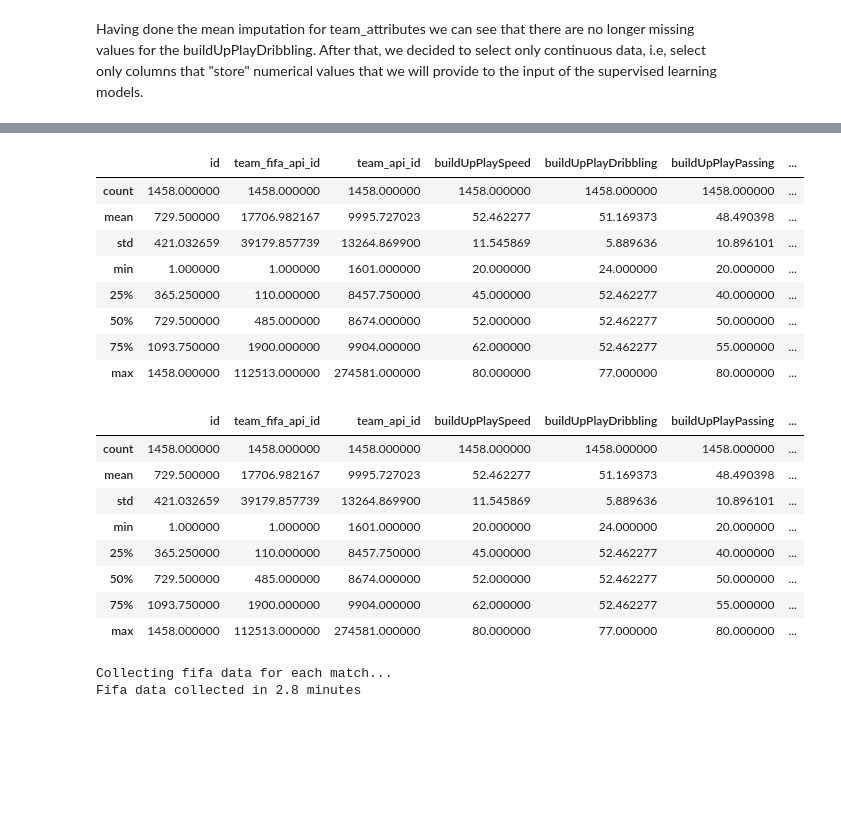
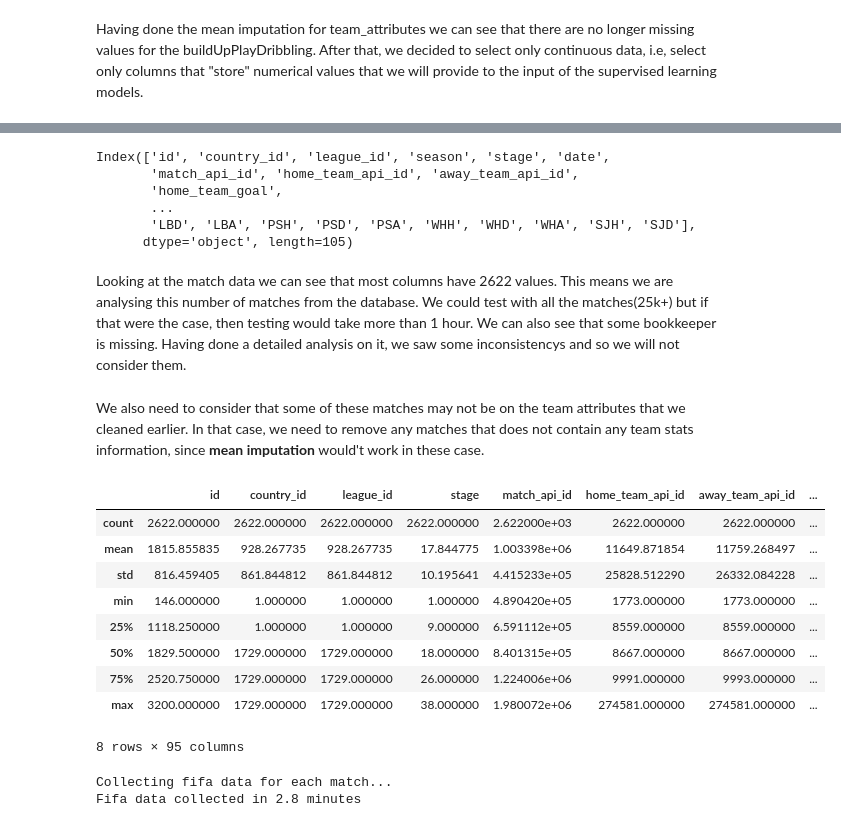
Before and after one commit to motapinto/football-classification-predications, a Jupyter notebook: src/Supervised Learning Models.ipynb, the cells around one changed output, grey strips where cells are left out. Drawn from its saved outputs; the diff is of its cells as text; code cells hidden in the pictures; blank space fills up the shorter version.

```diff
--- a/src/Supervised Learning Models.ipynb
+++ b/src/Supervised Learning Models.ipynb
@@ -382,7 +382,6 @@ with sqlite3.connect("../dataset/database.sqlite") as con:
     countries = pd.read_sql_query("SELECT * from Country", con)
     leagues = pd.read_sql_query("SELECT * from League", con)
     matches = pd.read_sql_query("SELECT * from Match limit 3200", con)
-    teams = pd.read_sql_query("SELECT * from Team", con)
     team_attributes = pd.read_sql_query("SELECT distinct * from Team_Attributes",con)
     player = pd.read_sql_query("SELECT * from Player",con)
     player_attributes = pd.read_sql_query("SELECT * from Player_Attributes",con)
@@ -458,27 +458,11 @@ Looking at the description of team_stats we can see that there are some rows tha
-# %%
-teams_stats = team_attributes
-teams_stats.describe()
-# %% [output]
-|  | id | team_fifa_api_id | team_api_id | buildUpPlaySpeed | buildUpPlayDribbling | buildUpPlayPassing | ... |
-| count | 1458.000000 | 1458.000000 | 1458.000000 | 1458.000000 | 1458.000000 | 1458.000000 | ... |
-| mean | 729.500000 | 17706.982167 | 9995.727023 | 52.462277 | 51.169373 | 48.490398 | ... |
-| std | 421.032659 | 39179.857739 | 13264.869900 | 11.545869 | 5.889636 | 10.896101 | ... |
-| min | 1.000000 | 1.000000 | 1601.000000 | 20.000000 | 24.000000 | 20.000000 | ... |
-| 25% | 365.250000 | 110.000000 | 8457.750000 | 45.000000 | 52.462277 | 40.000000 | ... |
-| 50% | 729.500000 | 485.000000 | 8674.000000 | 52.000000 | 52.462277 | 50.000000 | ... |
-| 75% | 1093.750000 | 1900.000000 | 9904.000000 | 62.000000 | 52.462277 | 55.000000 | ... |
-| max | 1458.000000 | 112513.000000 | 274581.000000 | 80.000000 | 77.000000 | 80.000000 | ... |
-# %%
-teams_stats.dropna(subset = ['team_fifa_api_id'], inplace = True)
-# %%
-teams_stats.describe()
-# %% [output]
-|  | id | team_fifa_api_id | team_api_id | buildUpPlaySpeed | buildUpPlayDribbling | buildUpPlayPassing | ... |
-| count | 1458.000000 | 1458.000000 | 1458.000000 | 1458.000000 | 1458.000000 | 1458.000000 | ... |
-| mean | 729.500000 | 17706.982167 | 9995.727023 | 52.462277 | 51.169373 | 48.490398 | ... |
-| std | 421.032659 | 39179.857739 | 13264.869900 | 11.545869 | 5.889636 | 10.896101 | ... |
-| min | 1.000000 | 1.000000 | 1601.000000 | 20.000000 | 24.000000 | 20.000000 | ... |
-| 25% | 365.250000 | 110.000000 | 8457.750000 | 45.000000 | 52.462277 | 40.000000 | ... |
-| 50% | 729.500000 | 485.000000 | 8674.000000 | 52.000000 | 52.462277 | 50.000000 | ... |
-| 75% | 1093.750000 | 1900.000000 | 9904.000000 | 62.000000 | 52.462277 | 55.000000 | ... |
-| max | 1458.000000 | 112513.000000 | 274581.000000 | 80.000000 | 77.000000 | 80.000000 | ... |
+# %%
+matches.columns
+# %% [output]
+Index(['id', 'country_id', 'league_id', 'season', 'stage', 'date',
+       'match_api_id', 'home_team_api_id', 'away_team_api_id',
+       'home_team_goal',
+       ...
+       'LBD', 'LBA', 'PSH', 'PSD', 'PSA', 'WHH', 'WHD', 'WHA', 'SJH', 'SJD'],
+      dtype='object', length=105)
+# %% [markdown]
+Looking at the match data we can see that most columns have 2622 values. This means we are analysing this number of matches from the database. We could test with all the matches(25k+) but if that were the case, then testing would take more than 1 hour. We can also see that some bookkeeper is missing. Having done a detailed analysis on it, we saw some inconsistencys and so we will not consider them.
@@ -485 +471,17 @@ teams_stats.describe()
+# %% [markdown]
+We also need to consider that some of these matches may not be on the team attributes that we cleaned earlier. In that case, we need to remove any matches that does not contain any team stats information, since **mean imputation** would't work in these case.
+# %%
+matches = matches[matches['home_team_api_id'].isin(teams_stats['team_api_id'].tolist()) & matches['away_team_api_id'].isin(teams_stats['team_api_id'].tolist())]
+matches.describe()
+# %% [output]
+|  | id | country_id | league_id | stage | match_api_id | home_team_api_id | away_team_api_id | ... |
+| count | 2622.000000 | 2622.000000 | 2622.000000 | 2622.000000 | 2.622000e+03 | 2622.000000 | 2622.000000 | ... |
+| mean | 1815.855835 | 928.267735 | 928.267735 | 17.844775 | 1.003398e+06 | 11649.871854 | 11759.268497 | ... |
+| std | 816.459405 | 861.844812 | 861.844812 | 10.195641 | 4.415233e+05 | 25828.512290 | 26332.084228 | ... |
+| min | 146.000000 | 1.000000 | 1.000000 | 1.000000 | 4.890420e+05 | 1773.000000 | 1773.000000 | ... |
+| 25% | 1118.250000 | 1.000000 | 1.000000 | 9.000000 | 6.591112e+05 | 8559.000000 | 8559.000000 | ... |
+| 50% | 1829.500000 | 1729.000000 | 1729.000000 | 18.000000 | 8.401315e+05 | 8667.000000 | 8667.000000 | ... |
+| 75% | 2520.750000 | 1729.000000 | 1729.000000 | 26.000000 | 1.224006e+06 | 9991.000000 | 9993.000000 | ... |
+| max | 3200.000000 | 1729.000000 | 1729.000000 | 38.000000 | 1.980072e+06 | 274581.000000 | 274581.000000 | ... |
+8 rows × 95 columns
 # %%
```
Also changed, not shown: parts of 5 cells of this notebook.
